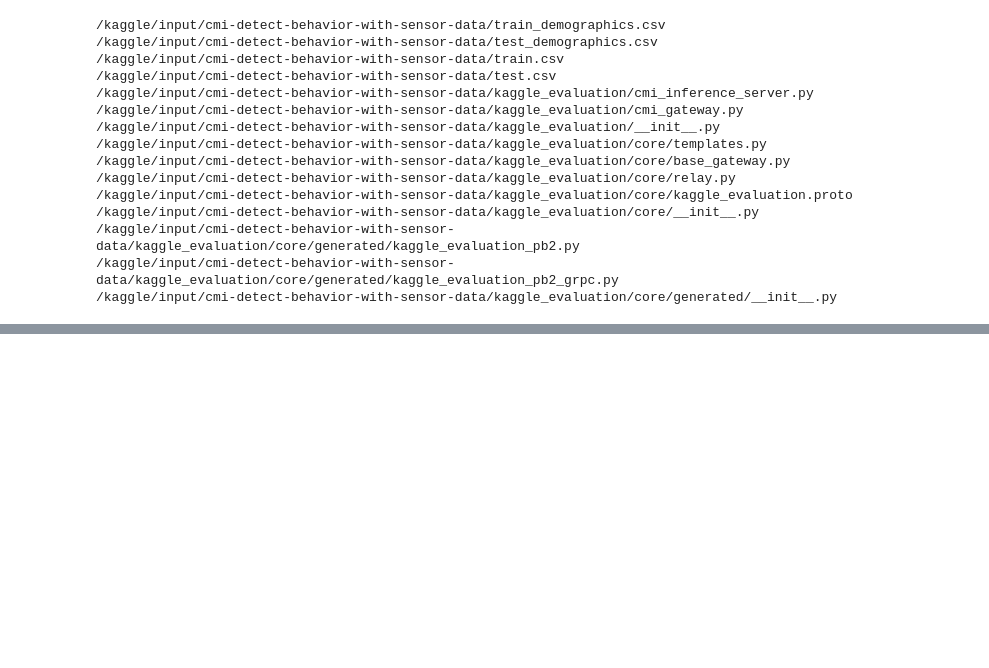
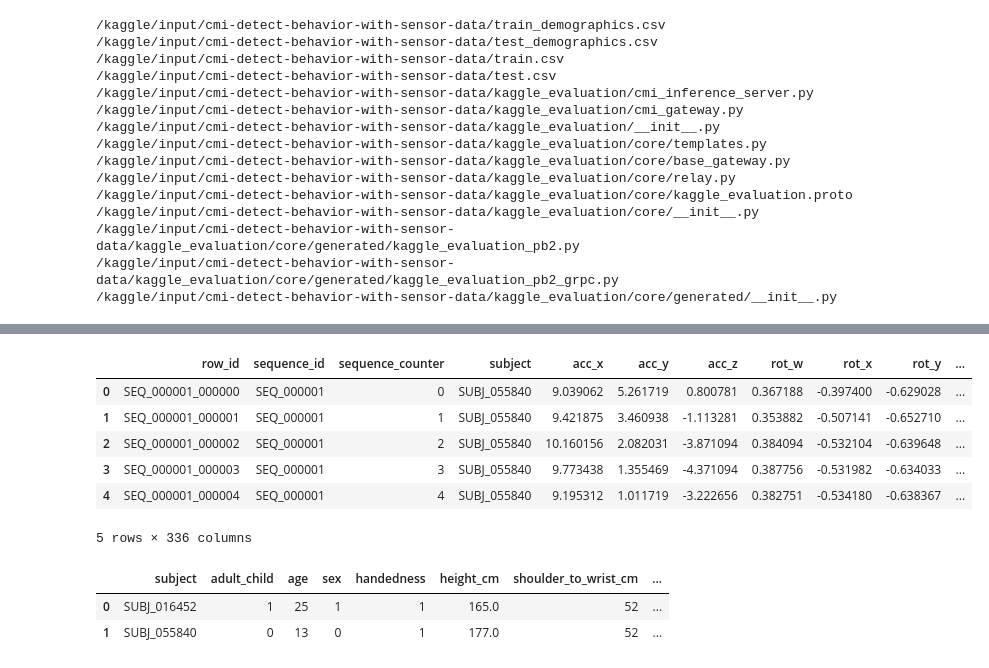
Before and after one commit to mhs170/CMI-Detect-Behavior-with-Sensor-Data, a Jupyter notebook: cmi-submission.ipynb, the cells around one changed output, grey strips where cells are left out. Cells and saved outputs as stored; diff of their text form; code cells hidden in the pictures; blank space fills up the shorter version.

Commit message:
Kaggle Notebook | CMI Submission | Version 2

```diff
--- a/cmi-submission.ipynb
+++ b/cmi-submission.ipynb
@@ -36,0 +37,5 @@ df = pd.read_csv("/kaggle/input/cmi-detect-behavior-with-sensor-data/train_demog
+# %%
+train_demographics_df = pd.read_csv("/kaggle/input/cmi-detect-behavior-with-sensor-data/train_demographics.csv")
+train_df = pd.read_csv("/kaggle/input/cmi-detect-behavior-with-sensor-data/train.csv")
+test_demographics_df = pd.read_csv("/kaggle/input/cmi-detect-behavior-with-sensor-data/test_demographics.csv")
+test_df = pd.read_csv("/kaggle/input/cmi-detect-behavior-with-sensor-data/test.csv")
@@ -36,0 +109,16 @@ df = pd.read_csv("/kaggle/input/cmi-detect-behavior-with-sensor-data/train_demog
+# %%
+test_df.head()
+# %% [output]
+|  | row_id | sequence_id | sequence_counter | subject | acc_x | acc_y | acc_z | rot_w | rot_x | rot_y | ... |
+| 0 | SEQ_000001_000000 | SEQ_000001 | 0 | SUBJ_055840 | 9.039062 | 5.261719 | 0.800781 | 0.367188 | -0.397400 | -0.629028 | ... |
+| 1 | SEQ_000001_000001 | SEQ_000001 | 1 | SUBJ_055840 | 9.421875 | 3.460938 | -1.113281 | 0.353882 | -0.507141 | -0.652710 | ... |
+| 2 | SEQ_000001_000002 | SEQ_000001 | 2 | SUBJ_055840 | 10.160156 | 2.082031 | -3.871094 | 0.384094 | -0.532104 | -0.639648 | ... |
+| 3 | SEQ_000001_000003 | SEQ_000001 | 3 | SUBJ_055840 | 9.773438 | 1.355469 | -4.371094 | 0.387756 | -0.531982 | -0.634033 | ... |
+| 4 | SEQ_000001_000004 | SEQ_000001 | 4 | SUBJ_055840 | 9.195312 | 1.011719 | -3.222656 | 0.382751 | -0.534180 | -0.638367 | ... |
+5 rows × 336 columns
+# %%
+test_demographics_df
+# %% [output]
+|  | subject | adult_child | age | sex | handedness | height_cm | shoulder_to_wrist_cm | ... |
+| 0 | SUBJ_016452 | 1 | 25 | 1 | 1 | 165.0 | 52 | ... |
+| 1 | SUBJ_055840 | 0 | 13 | 0 | 1 | 177.0 | 52 | ... |
```
Also changed, not shown: parts of 10 cells of this notebook.
